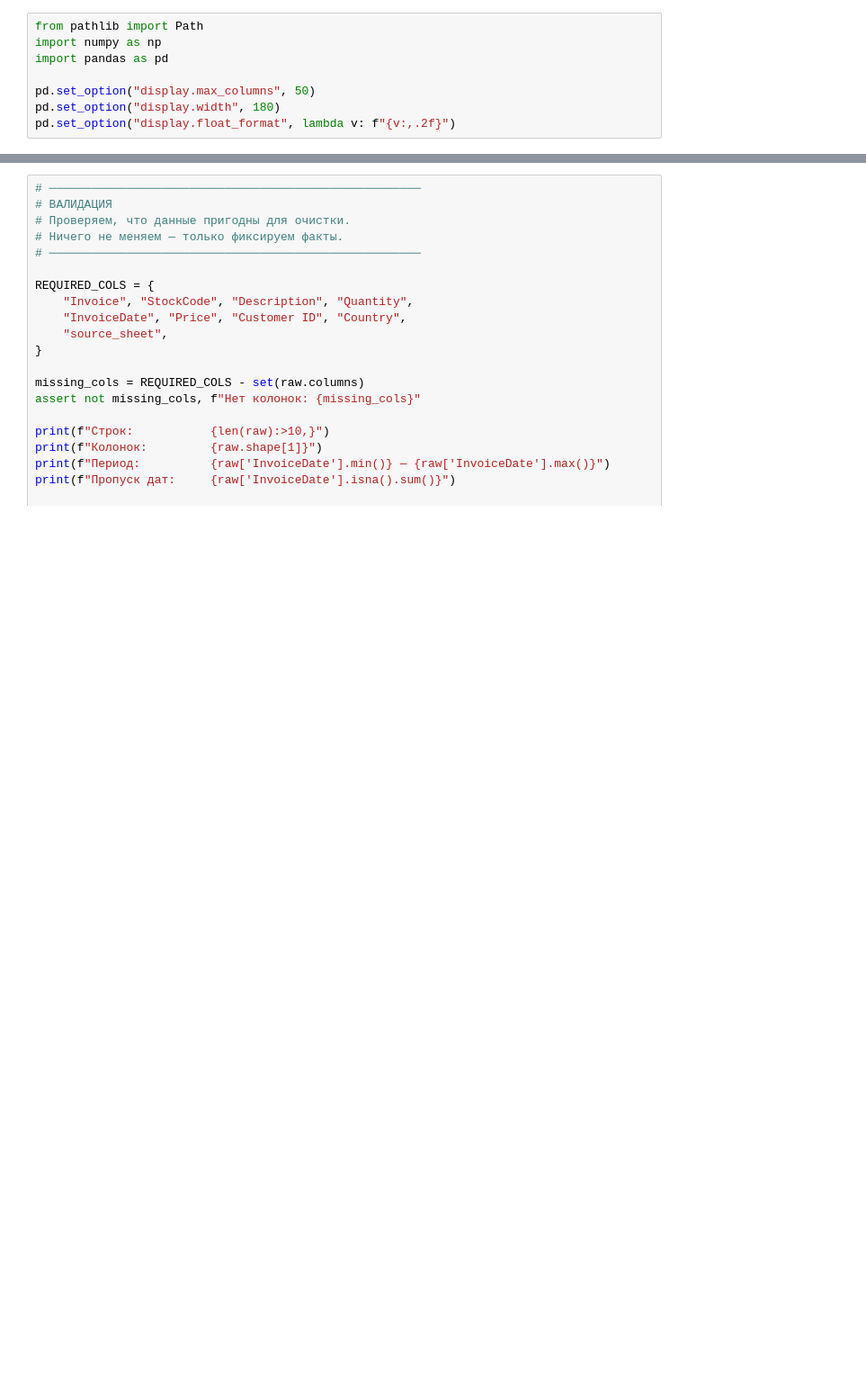
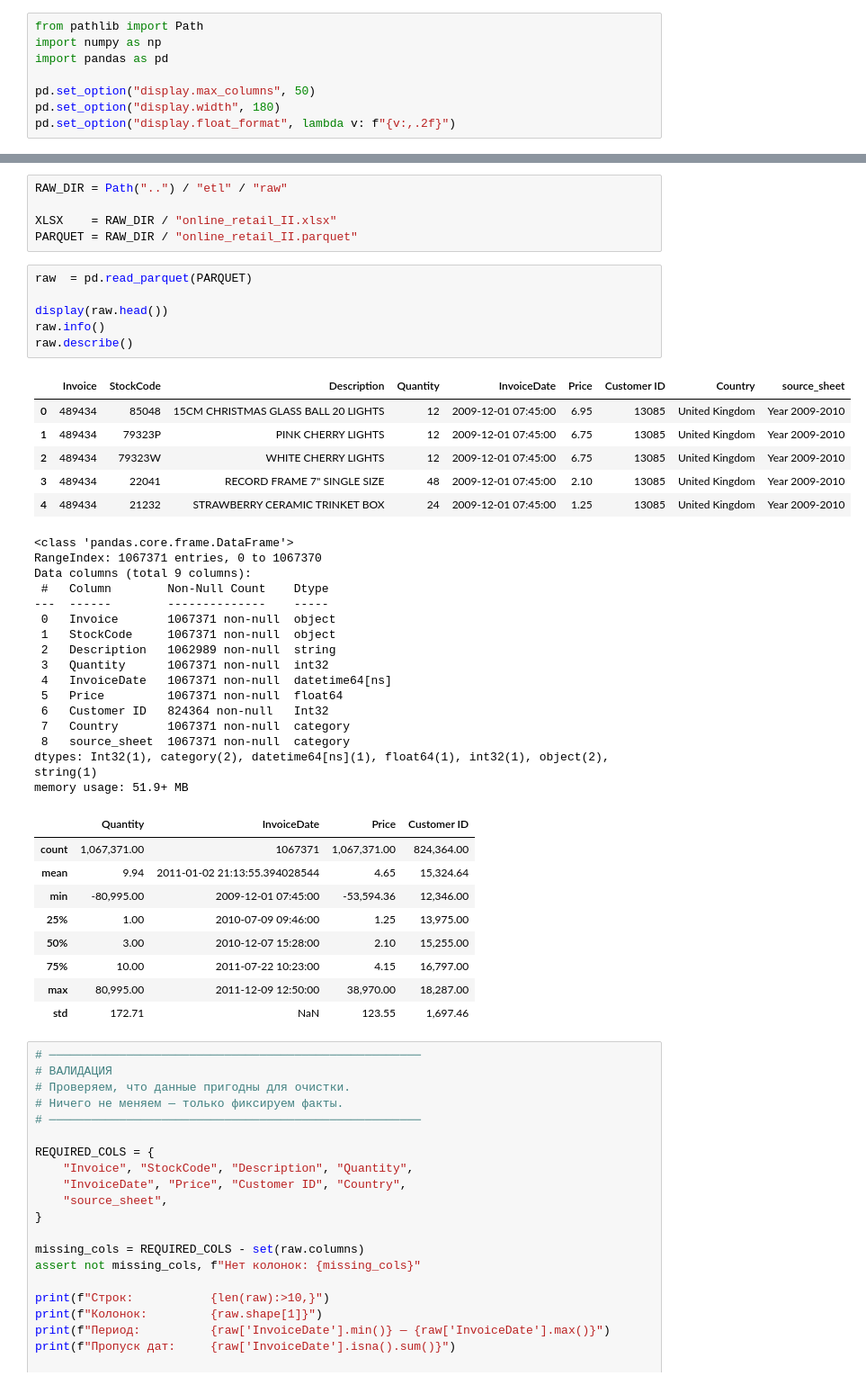
Before and after one commit to Urizen-Data/SKU_navigator, a Jupyter notebook: notebooks/SKU ETL.ipynb, the cells around one changed output, grey strips where cells are left out. Shown at 90% size. Saved outputs shown, nothing was run; the diff lists cells and outputs as text; blank space fills up the shorter version.

```diff
--- a/notebooks/SKU ETL.ipynb
+++ b/notebooks/SKU ETL.ipynb
@@ -233,3 +231,46 @@ Parquet загружен: raw\online_retail_II.parquet
+# %%
+RAW_DIR = Path("..") / "etl" / "raw"
+
+XLSX    = RAW_DIR / "online_retail_II.xlsx"
+PARQUET = RAW_DIR / "online_retail_II.parquet"
+# %%
+raw  = pd.read_parquet(PARQUET)
+
+display(raw.head())
+raw.info()
+raw.describe()
+# %% [output]
+|  | Invoice | StockCode | Description | Quantity | InvoiceDate | Price | Customer ID | Country | source_sheet |
+| 0 | 489434 | 85048 | 15CM CHRISTMAS GLASS BALL 20 LIGHTS | 12 | 2009-12-01 07:45:00 | 6.95 | 13085 | United Kingdom | Year 2009-2010 |
+| 1 | 489434 | 79323P | PINK CHERRY LIGHTS | 12 | 2009-12-01 07:45:00 | 6.75 | 13085 | United Kingdom | Year 2009-2010 |
+| 2 | 489434 | 79323W | WHITE CHERRY LIGHTS | 12 | 2009-12-01 07:45:00 | 6.75 | 13085 | United Kingdom | Year 2009-2010 |
+| 3 | 489434 | 22041 | RECORD FRAME 7" SINGLE SIZE | 48 | 2009-12-01 07:45:00 | 2.10 | 13085 | United Kingdom | Year 2009-2010 |
+| 4 | 489434 | 21232 | STRAWBERRY CERAMIC TRINKET BOX | 24 | 2009-12-01 07:45:00 | 1.25 | 13085 | United Kingdom | Year 2009-2010 |
+<class 'pandas.core.frame.DataFrame'>
+RangeIndex: 1067371 entries, 0 to 1067370
+Data columns (total 9 columns):
+ #   Column        Non-Null Count    Dtype
+---  ------        --------------    -----
+ 0   Invoice       1067371 non-null  object
+ 1   StockCode     1067371 non-null  object
+ 2   Description   1062989 non-null  string
+ 3   Quantity      1067371 non-null  int32
+ 4   InvoiceDate   1067371 non-null  datetime64[ns]
+ 5   Price         1067371 non-null  float64
+ 6   Customer ID   824364 non-null   Int32
+ 7   Country       1067371 non-null  category
+ 8   source_sheet  1067371 non-null  category
+dtypes: Int32(1), category(2), datetime64[ns](1), float64(1), int32(1), object(2), string(1)
+memory usage: 51.9+ MB
+|  | Quantity | InvoiceDate | Price | Customer ID |
+| count | 1,067,371.00 | 1067371 | 1,067,371.00 | 824,364.00 |
+| mean | 9.94 | 2011-01-02 21:13:55.394028544 | 4.65 | 15,324.64 |
+| min | -80,995.00 | 2009-12-01 07:45:00 | -53,594.36 | 12,346.00 |
+| 25% | 1.00 | 2010-07-09 09:46:00 | 1.25 | 13,975.00 |
+| 50% | 3.00 | 2010-12-07 15:28:00 | 2.10 | 15,255.00 |
+| 75% | 10.00 | 2011-07-22 10:23:00 | 4.15 | 16,797.00 |
+| max | 80,995.00 | 2011-12-09 12:50:00 | 38,970.00 | 18,287.00 |
+| std | 172.71 | NaN | 123.55 | 1,697.46 |
 # %%
 # ─────────────────────────────────────────────────────
 # ВАЛИДАЦИЯ
```
Also changed, not shown: parts of 3 cells of this notebook, 10 other files.
